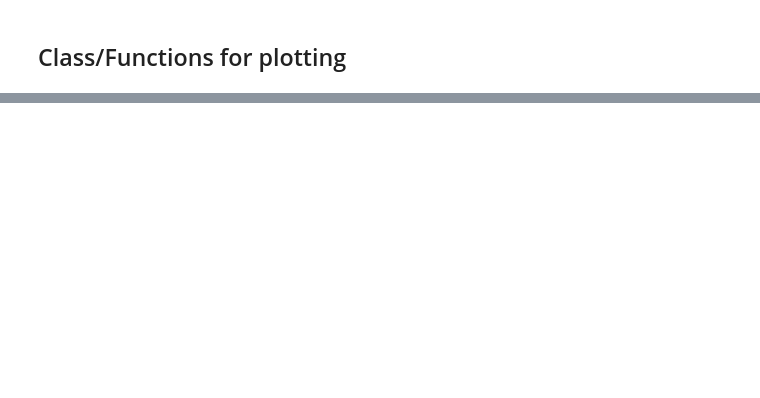
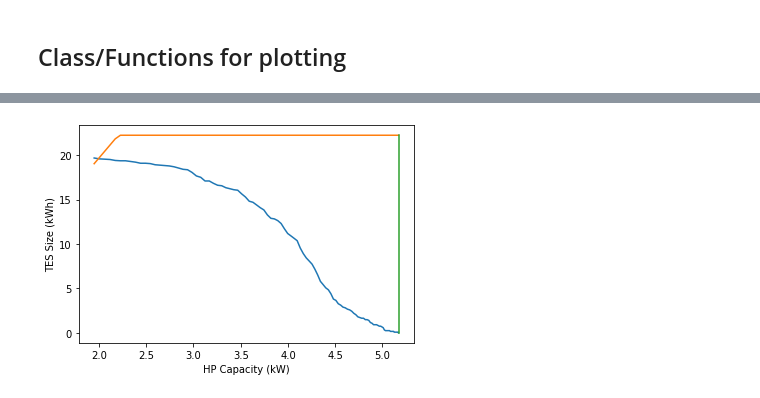
Before and after one commit to lazlop/HP_TES_sizing, a Jupyter notebook: Workbook.ipynb, the cells around one changed output, grey strips where cells are left out. Cells and saved outputs as stored; diff of their text form; code cells hidden in the pictures; blank space fills up the shorter version.

```diff
--- a/Workbook.ipynb
+++ b/Workbook.ipynb
@@ -84,0 +93,2 @@ datetime.strftime(max_day, '%Y-%m-%d')
+# %%
+days = mean_df.sort_values(by = 'value', ascending=False).index[:7]
@@ -312,0 +420,5 @@ datetime.strftime(date - timedelta(days = 1), '%Y-%m-%d')
+# %%
+hps = HP_sizer('Cell 1A_1B Chilled Water Load -data-2022-09-30 00_41_29.csv', charge_p=(20,10), discharge_p=(12,20), day = '2021-10-10') # specify date range?
+hps.sizing_plot()
+# %% [output]
+[figure, added]
```
Also changed, not shown: parts of 22 cells of this notebook.
